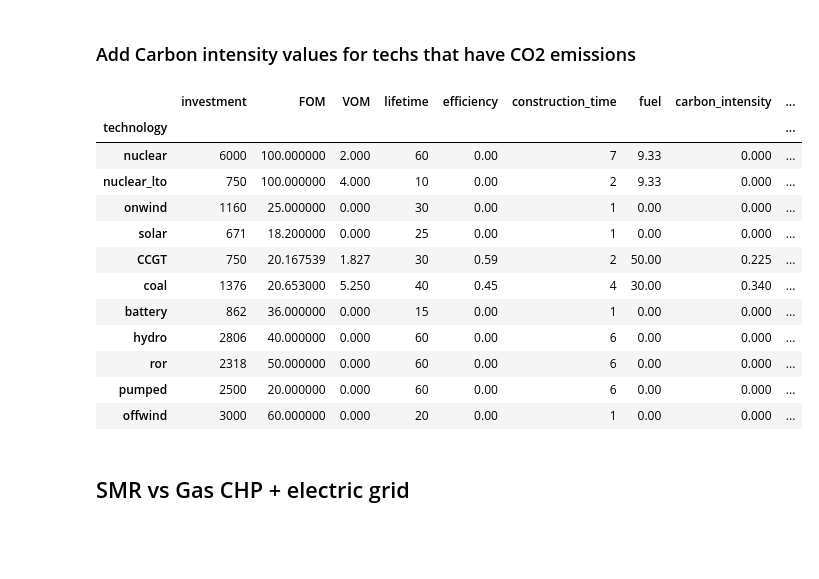
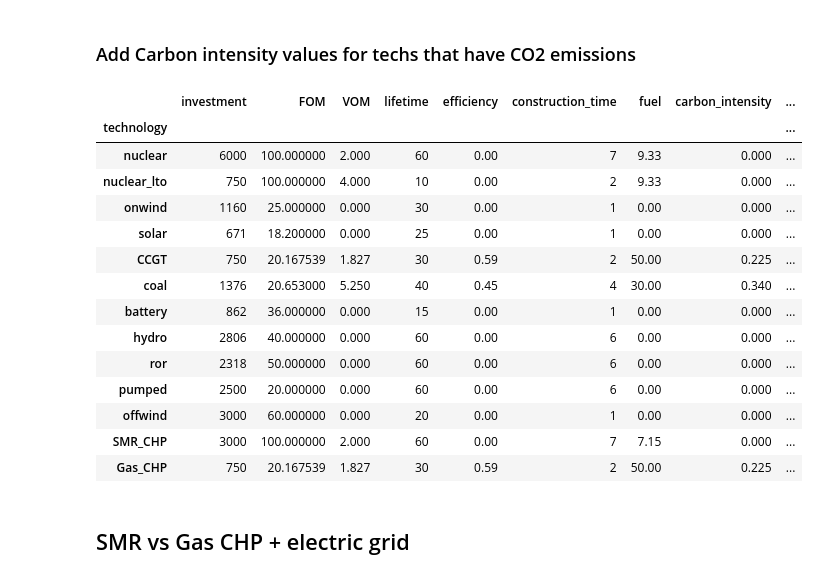
Before and after one commit to C-ansi-eof/SIDNE-Model, a Jupyter notebook: SMR_multilink.ipynb, the cells around one changed output. Cells and saved outputs as stored; diff of their text form; code cells hidden in the pictures; blank space fills up the shorter version.

```diff
--- a/SMR_multilink.ipynb
+++ b/SMR_multilink.ipynb
@@ -90,6 +92,7 @@ Add carbon costs, from the 2024 World Energy Outlook [website](https://www.iea.o
 #Updated from 85 to 90 USD/tonCO2 by 2024 World Energy Outlook.
 cost.loc["CCGT", "carbon_cost"]=90.
 cost.loc["coal", "carbon_cost"]=90.
+cost.loc["Gas_CHP", "carbon_cost"]=90.
 
 df2 = pd.DataFrame()
 for tech in techs:
@@ -169,25 +174,28 @@ cost["annualized_investment"]=annualized_inv
 # %%
 #Adding carbon intensity in tCO2/MWh_th
 
 cost["carbon_intensity"] = cost["carbon_intensity"].astype(float)
 
 cost.loc["CCGT", "carbon_intensity"]=cost.loc["CCGT", "carbon_intensity"]*0.5/1000
+cost.loc["Gas_CHP", "carbon_intensity"]=cost.loc["Gas_CHP", "carbon_intensity"]*0.5/1000
 cost.loc["coal", "carbon_intensity"]=cost.loc["coal", "carbon_intensity"]*0.4/1000
 cost
 # %% [output]
 |  | investment | FOM | VOM | lifetime | efficiency | construction_time | fuel | carbon_intensity | ... |
 | technology |  |  |  |  |  |  |  |  | ... |
 | nuclear | 6000 | 100.000000 | 2.000 | 60 | 0.00 | 7 | 9.33 | 0.000 | ... |
 | nuclear_lto | 750 | 100.000000 | 4.000 | 10 | 0.00 | 2 | 9.33 | 0.000 | ... |
 | onwind | 1160 | 25.000000 | 0.000 | 30 | 0.00 | 1 | 0.00 | 0.000 | ... |
 | solar | 671 | 18.200000 | 0.000 | 25 | 0.00 | 1 | 0.00 | 0.000 | ... |
 | CCGT | 750 | 20.167539 | 1.827 | 30 | 0.59 | 2 | 50.00 | 0.225 | ... |
 | coal | 1376 | 20.653000 | 5.250 | 40 | 0.45 | 4 | 30.00 | 0.340 | ... |
 | battery | 862 | 36.000000 | 0.000 | 15 | 0.00 | 1 | 0.00 | 0.000 | ... |
 | hydro | 2806 | 40.000000 | 0.000 | 60 | 0.00 | 6 | 0.00 | 0.000 | ... |
 | ror | 2318 | 50.000000 | 0.000 | 60 | 0.00 | 6 | 0.00 | 0.000 | ... |
 | pumped | 2500 | 20.000000 | 0.000 | 60 | 0.00 | 6 | 0.00 | 0.000 | ... |
 | offwind | 3000 | 60.000000 | 0.000 | 20 | 0.00 | 1 | 0.00 | 0.000 | ... |
+| SMR_CHP | 3000 | 100.000000 | 2.000 | 60 | 0.00 | 7 | 7.15 | 0.000 | ... |
+| Gas_CHP | 750 | 20.167539 | 1.827 | 30 | 0.59 | 2 | 50.00 | 0.225 | ... |
 # %% [markdown]
 ## SMR vs Gas CHP + electric grid
 # %%
```
Also changed, not shown: parts of 10 cells of this notebook, 6 other files.
